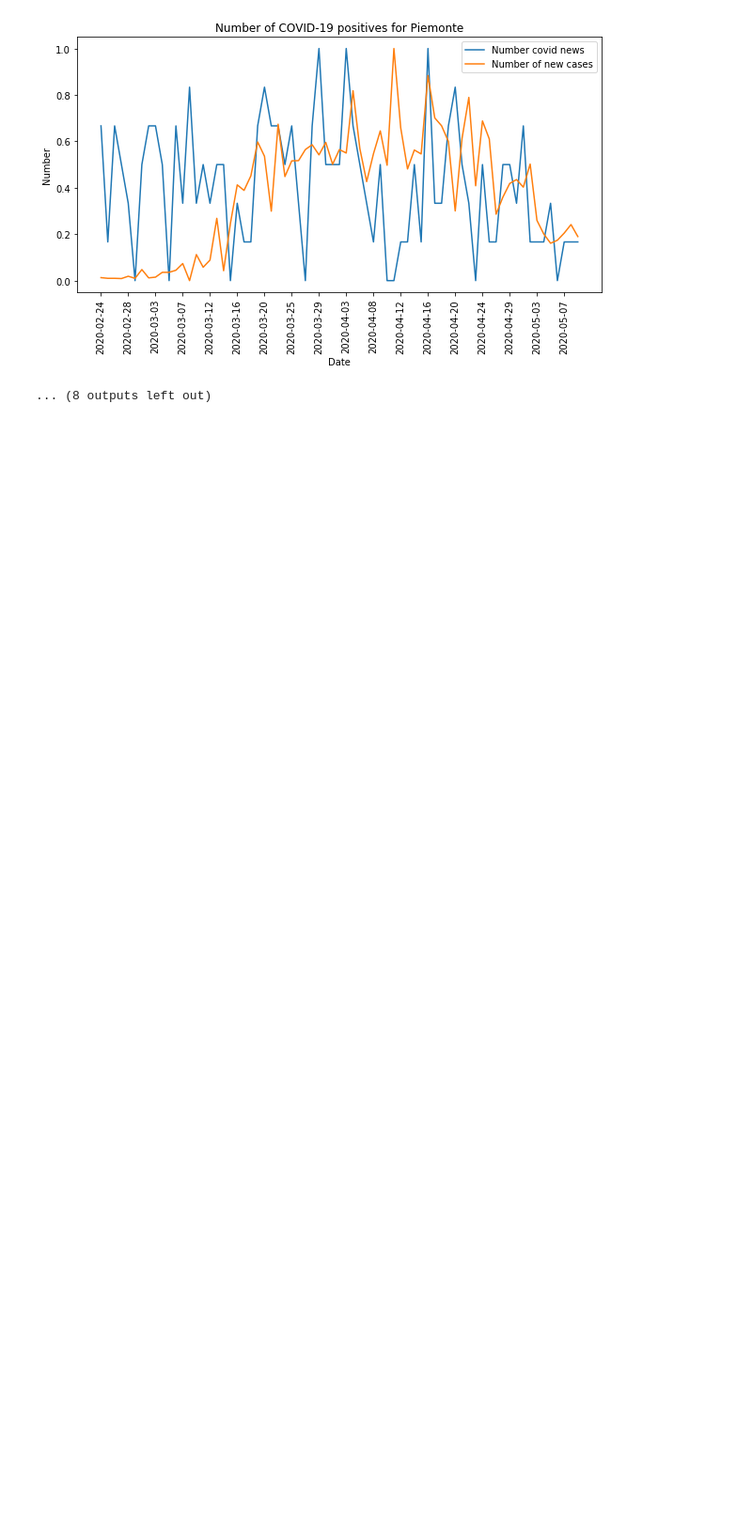
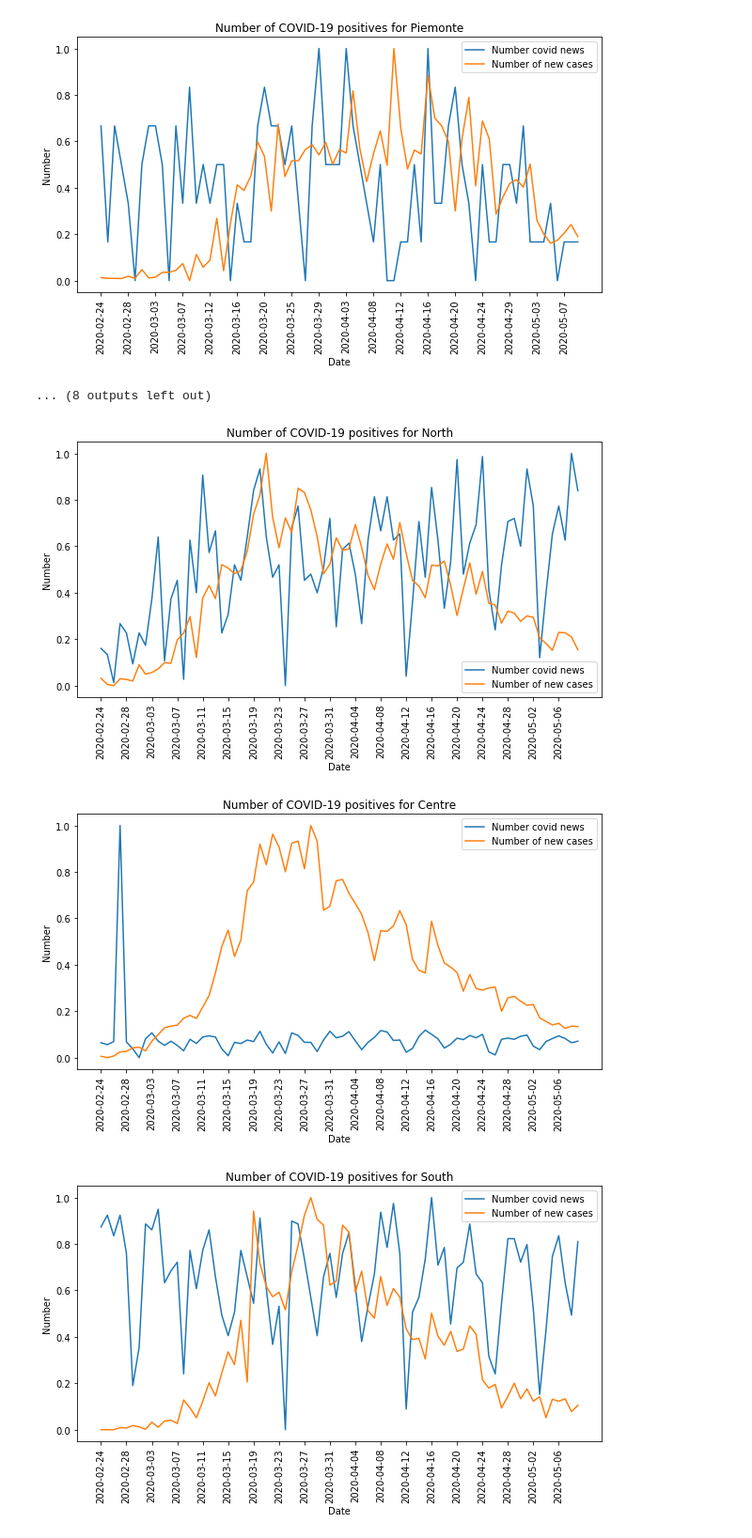
Before and after one commit to Gruntrexpewrus/StatLearnTeam, a Jupyter notebook: articles_analysis/Region Analysis.ipynb, the cells around one changed output. Shown at 94% size. Cells and saved outputs as stored; diff of their text form; code cells hidden in the pictures; blank space fills up the shorter version.

Commit message:
Added plots by zone

```diff
--- a/articles_analysis/Region Analysis.ipynb
+++ b/articles_analysis/Region Analysis.ipynb
@@ -123,7 +123,6 @@ False negatives 14.172%
 
 Precision 78.159%
 # %%
-'''
 
 
 #        [[[[[[[[[[[This was just for debugging purposes]]]]]]]]]]]]]]]
@@ -132,12 +131,12 @@ Precision 78.159%
 
 prociv_dataset = pd.read_csv(dataset_root + 'prociv_data.csv')
 prociv_dataset = prociv_dataset[prociv_dataset.denominazione_regione != 'P.A. Bolzano']
+prociv_dataset.rename(columns = {'data':'date'}, inplace = True)
+prociv_dataset.rename(columns = {'denominazione_regione':'region'}, inplace = True)
 
-prociv_dataset['denominazione_regione'] = prociv_dataset['denominazione_regione'].replace(['Emilia-Romagna', 'Friuli Venezia Giulia',"Valle d'Aosta", "P.A. Trento"],
+prociv_dataset['region'] = prociv_dataset['region'].replace(['Emilia-Romagna', 'Friuli Venezia Giulia',"Valle d'Aosta", "P.A. Trento"],
                                                                                           ['Emilia Romagna','Friuli',"Valle d' Aosta", 'Trentino'])
 
-print('Regioni prociv  : ', prociv_dataset.denominazione_regione.unique().tolist())
-print('\n\n')
-print('Regioni articoli: ', sorted(articles.region.unique().tolist()))
-'''
-print(end = '')
+region_zones = articles.loc[:, ['region', 'zone']].drop_duplicates()
+prociv_dataset.merge(region_zones, on = 'region', how = 'inner')
+articles
@@ -207,0 +271,8 @@ for region in sorted(articles.region.unique().tolist()):
+# %%
+
+for zone in ['North', 'Centre', 'South']:
+    print_plots_by_zone(articles, zone)
+# %% [output]
+[figure, added]
+[figure, added]
+[figure, added]
```
Also changed, not shown: parts of 3 cells of this notebook.
